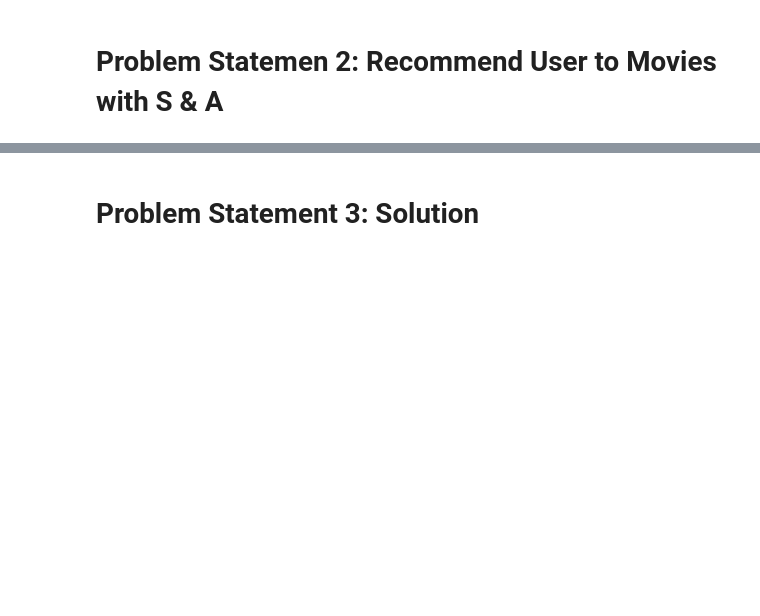
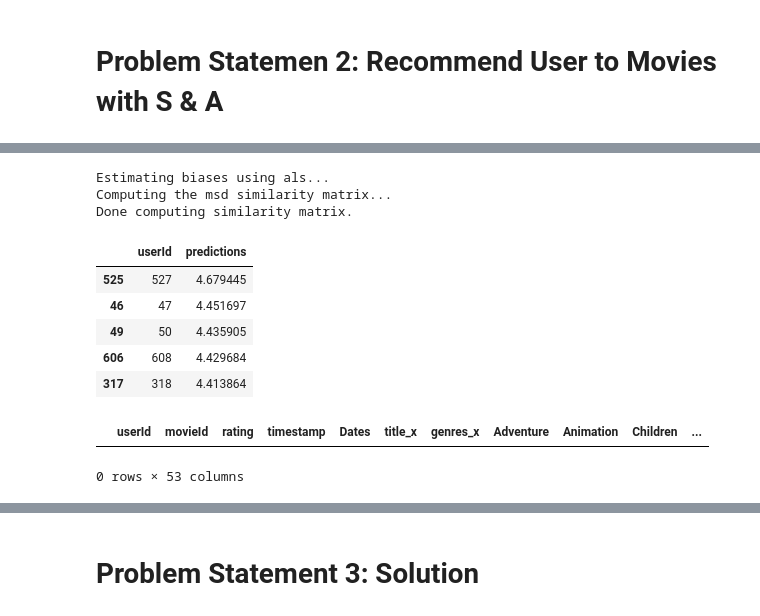
Before and after one commit to AftabUdaipurwala/MLProjects, a Jupyter notebook: Movie_Recommendation_System.ipynb, the cells around one changed output, grey strips where cells are left out. Saved outputs shown, nothing was run; the diff lists cells and outputs as text; code cells hidden in the pictures; blank space fills up the shorter version.

```diff
--- a/Movie_Recommendation_System.ipynb
+++ b/Movie_Recommendation_System.ipynb
@@ -803,0 +932,33 @@ output[['movieId','predictions','title','genres']]
+# %%
+movieid = 1
+# get the list of the user ids
+unique_ids = ratingSA['userID'].unique()
+# get the list of the ids that the movieid has been watched
+iids1001 = ratingSA.loc[ratingSA['item']==movieid, 'userID']
+# remove the rated users for the recommendations
+movies_to_predict = np.setdiff1d(unique_ids,iids1001)
+# predicting for movie 1
+algo = KNNBaseline(n_epochs = training_parameters['n_epochs'], lr_all = training_parameters['lr_all'], reg_all = training_parameters['reg_all'])
+algo.fit(trainset)
+my_recs = []
+for iid in movies_to_predict:
+ my_recs.append((iid, algo.predict(uid=userid,iid=iid).est))
+recomend=pd.DataFrame(my_recs, columns=['iid', 'predictions']).sort_values('predictions', ascending=False).head(5)
+recomend= recomend.rename({'iid':'userId'},axis=1)
+recomend
+# %% [output]
+Estimating biases using als...
+Computing the msd similarity matrix...
+Done computing similarity matrix.
+|  | userId | predictions |
+| 525 | 527 | 4.679445 |
+| 46 | 47 | 4.451697 |
+| 49 | 50 | 4.435905 |
+| 606 | 608 | 4.429684 |
+| 317 | 318 | 4.413864 |
+# %%
+# Checking if this user has previously rated the movie
+lmmr[(lmmr['userId']==527) & (lmmr['movieId']==1)] # no he hasnt
+# %% [output]
+|  | userId | movieId | rating | timestamp | Dates | title_x | genres_x | Adventure | Animation | Children | ... |
+0 rows × 53 columns
```
Also changed, not shown: parts of 17 cells of this notebook.
